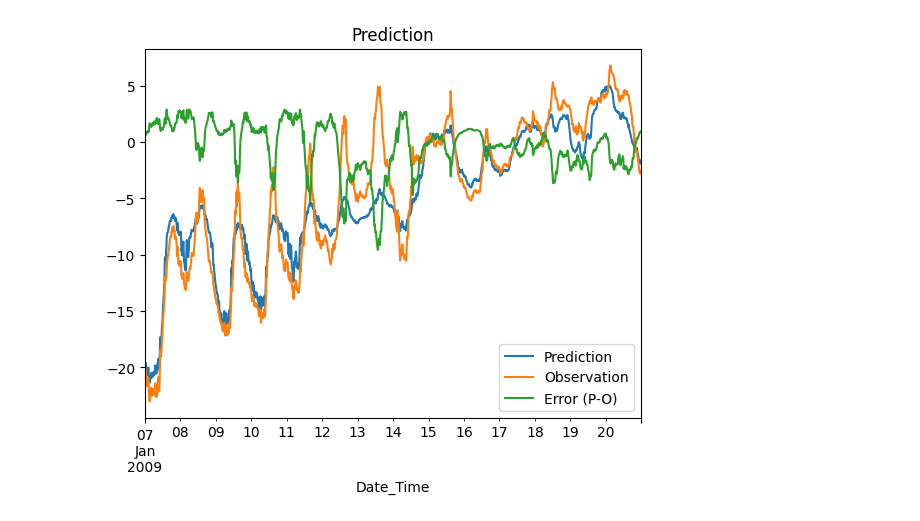
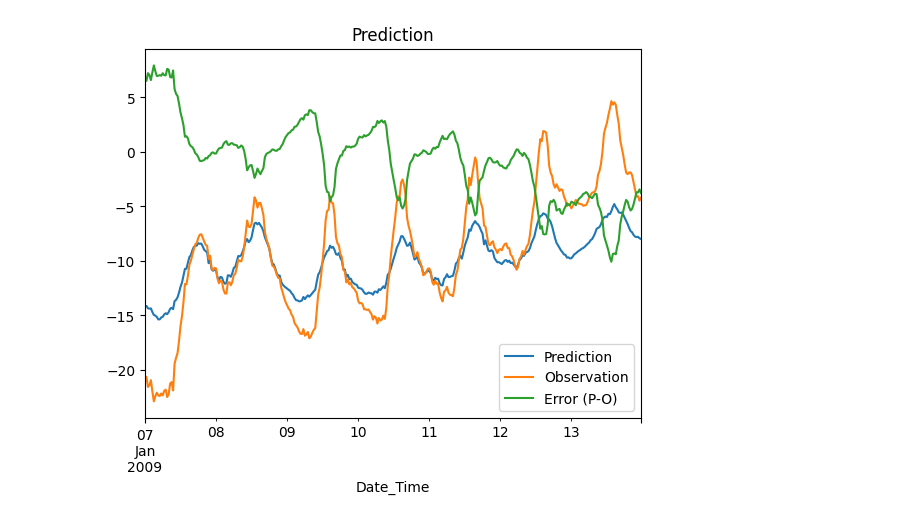
Before and after one commit to duff9/Time-Series-Forecasting-System, a Jupyter notebook: example_climate.ipynb, the cells around one changed output. Cells and saved outputs as stored; diff of their text form; code cells hidden in the pictures.

```diff
--- a/example_climate.ipynb
+++ b/example_climate.ipynb
@@ -1,5 +1,5 @@
 # %%
-import forecasting_system.data_access_layer as dal
+import forecasting_system.data_loader as dl
 import forecasting_system.data_processor as dp
 import forecasting_system.data_analyser as da
 import forecasting_system.modeller as m
@@ -7,7 +7,7 @@ import datetime as dt
 import numpy as np
 
 
-observation_data = dal.read_data_file('jena_climate_2009_2016.csv')
+observation_data = dl.read_data_file('jena_climate_2009_2016.csv')
 observation_data = dp.format_jena_climate_data(observation_data, 'T (degC)', [])
 
 # create basic calendar variables
@@ -55,7 +55,7 @@ configuration = {
 }
 
 model = m.create_model('Lstm', configuration)
-m.train_model(model, observation_data, '2009-01-01', '2009-01-07')
+m.train_model(model, observation_data, '2009-01-01', '2010-01-01')
 print(model)
 # %% [output]
 Model: "sequential"
@@ -75,6 +75,6 @@ _________________________________________________________________
 Trained Model (Lstm, {'normalise': False, 'Learning_rate': 0.01, 'Epochs': 200, 'Loss_function': 'mse', 'Plot_loss': True, 'variables': ['p (mbar)', 'VPact (mbar)', 'sh (g/kg)', 'H2OC (mmol/mol)', 'Mi ...
 # %%
-prediction = m.predict_from_model(model, observation_data, '2009-01-07', 14*24*6, dt.timedelta(minutes=10))
+prediction = m.predict_from_model(model, observation_data, '2009-01-07', 14*24, dt.timedelta(minutes=30))
 print(prediction.calculate_metrics())
 prediction.plot()
 # %% [output]
@@ -83 +83 @@ prediction.plot()
-[figure, old version]
+[figure, new version]
```
Also changed, not shown: parts of 4 cells of this notebook, 5 other files.
